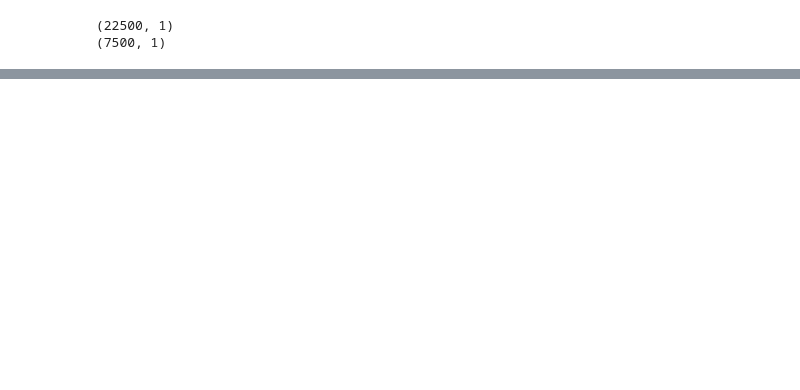
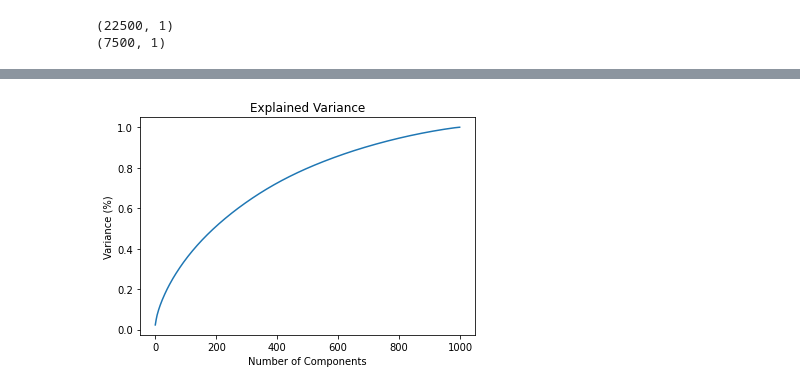
Before and after one commit to arnav10goel/CSE343-ML-Project, a Jupyter notebook: Models/LogisticRegression.ipynb, the cells around one changed output, grey strips where cells are left out. Drawn from its saved outputs; the diff is of its cells as text; code cells hidden in the pictures; blank space fills up the shorter version.

```diff
--- a/Models/LogisticRegression.ipynb
+++ b/Models/LogisticRegression.ipynb
@@ -23,11 +29,23 @@ print(X_test.shape)
+# %%
+# Extract the features into a numpy array
+X_train = X_train.values
+X_test = X_test.values
 # %%
 # Open the labels
-y_train = pd.read_csv('/Users/arnav/Desktop/MachineLearning/ML_CSE343 Project/CSE343-ML-Project/Data/Preprocessed-Data/train_labels.csv')
-y_test = pd.read_csv('/Users/arnav/Desktop/MachineLearning/ML_CSE343 Project/CSE343-ML-Project/Data/Preprocessed-Data/test_labels.csv')
+y_train_df = pd.read_csv('/Users/arnav/Desktop/MachineLearning/ML_CSE343 Project/CSE343-ML-Project/Data/Preprocessed-Data/train_labels.csv')
+y_test_df = pd.read_csv('/Users/arnav/Desktop/MachineLearning/ML_CSE343 Project/CSE343-ML-Project/Data/Preprocessed-Data/test_labels.csv')
 
 # Check the shape of the labels
-print(y_train.shape)
-print(y_test.shape)
+print(y_train_df.shape)
+print(y_test_df.shape)
 # %% [output]
 (22500, 1)
 (7500, 1)
+# %%
+# Convert class to non_suicide = 0 and suicide = 1
+y_train_temp = y_train_df['class'].values
+y_test_temp = y_test_df['class'].values
+
+# Check the shape of the labels
+print(y_train_temp.shape)
+print(y_test_temp.shape)
@@ -33,0 +55,8 @@ print(y_test.shape)
+# %%
+# Making the Labels Numeric
+y_train = np.array([0 if label == "non-suicide" else 1 for label in y_train_temp])
+y_test = np.array([0 if label == "non-suicide" else 1 for label in y_test_temp])
+
+# Check the shape of the labels
+print(y_train.shape)
+print(y_test.shape)
@@ -65,0 +187,11 @@ best_estimator = grid_search.best_estimator_
+# %%
+# Perform PCA on the data and plot the explained variance ratio and mark 85% on the graph
+pca = PCA()
+pca.fit(X_train)
+plt.plot(np.cumsum(pca.explained_variance_ratio_))
+plt.xlabel('Number of Components')
+plt.ylabel('Variance (%)')
+plt.title('Explained Variance')
+plt.show()
+# %% [output]
+[figure, added]
```
Also changed, not shown: parts of 12 cells of this notebook, 3 other files.
